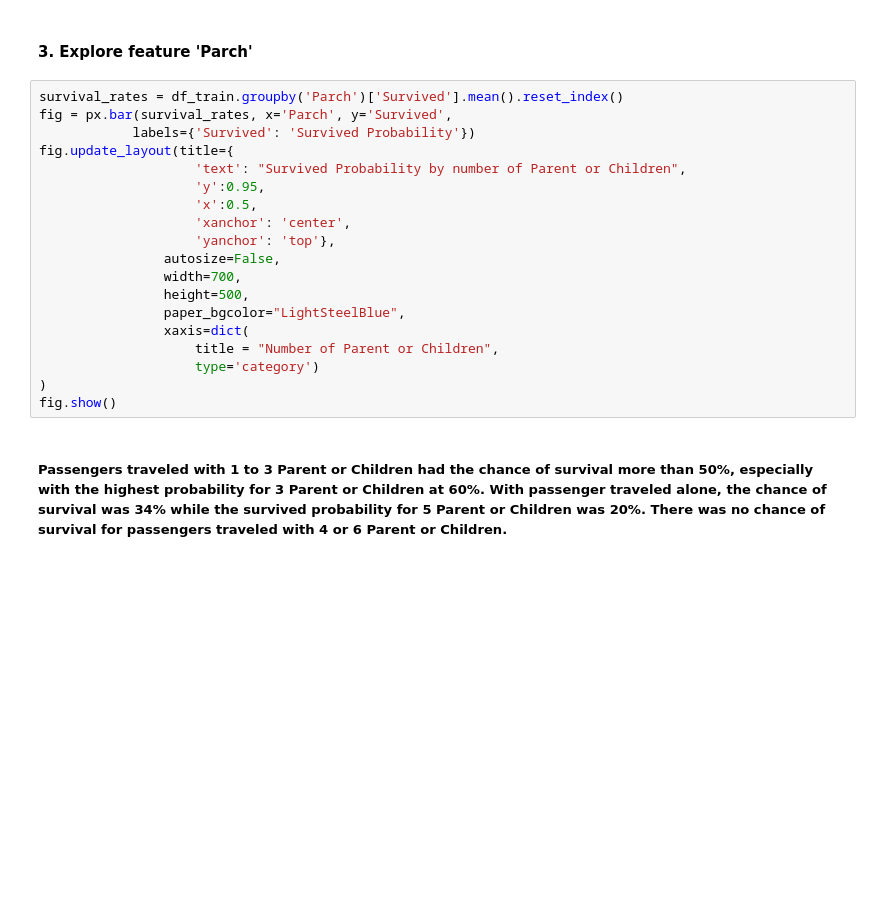
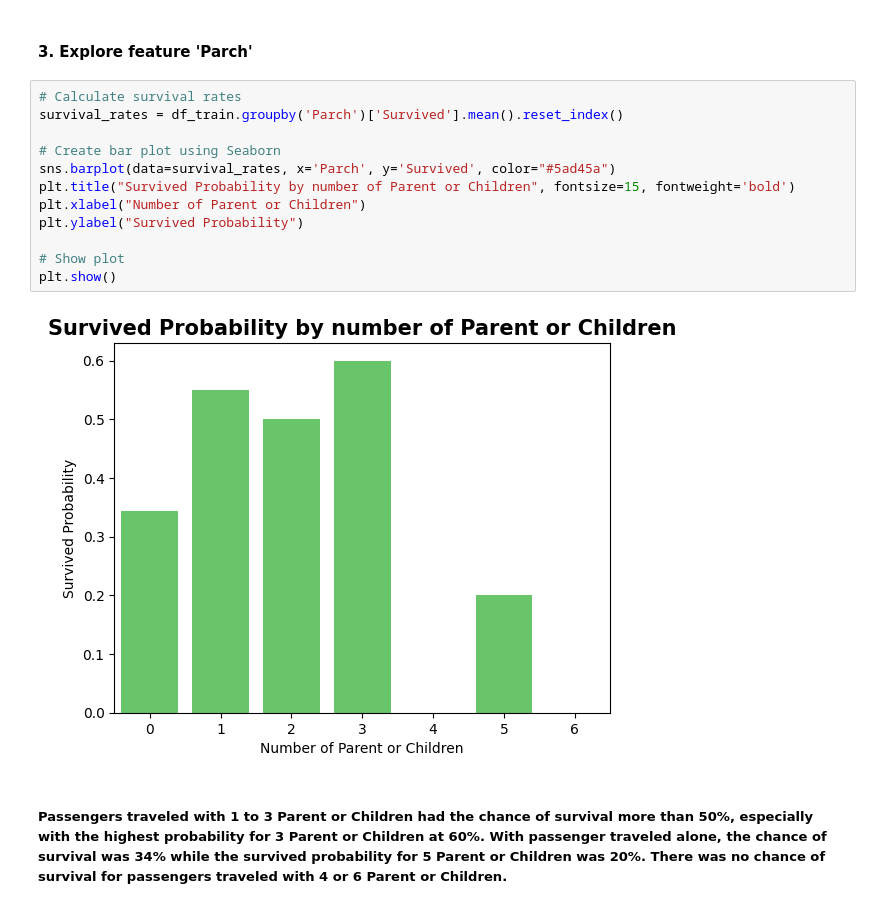
Before and after one commit to dinhlang86/Titanic, a Jupyter notebook: titanic.ipynb, the cells around one changed output. Cells and saved outputs as stored; diff of their text form; blank space fills up the shorter version.

```diff
--- a/titanic.ipynb
+++ b/titanic.ipynb
@@ -412,24 +413,19 @@ fig.show()
 # %% [markdown]
 #### 3. Explore feature 'Parch'
 # %%
+# Calculate survival rates
 survival_rates = df_train.groupby('Parch')['Survived'].mean().reset_index()
-fig = px.bar(survival_rates, x='Parch', y='Survived',
-            labels={'Survived': 'Survived Probability'})
-fig.update_layout(title={
-                    'text': "Survived Probability by number of Parent or Children",
-                    'y':0.95,
-                    'x':0.5,
-                    'xanchor': 'center',
-                    'yanchor': 'top'},
-                autosize=False,
-                width=700,
-                height=500,
-                paper_bgcolor="LightSteelBlue",
-                xaxis=dict(
-                    title = "Number of Parent or Children",
-                    type='category')
-)
-fig.show()
+
+# Create bar plot using Seaborn
+sns.barplot(data=survival_rates, x='Parch', y='Survived', color="#5ad45a")
+plt.title("Survived Probability by number of Parent or Children", fontsize=15, fontweight='bold')
+plt.xlabel("Number of Parent or Children")
+plt.ylabel("Survived Probability")
+
+# Show plot
+plt.show()
+# %% [output]
+[figure, added]
 # %% [markdown]
 ##### Passengers traveled with 1 to 3 Parent or Children had the chance of survival more than 50%, especially with the highest probability for 3 Parent or Children at 60%. With passenger traveled alone, the chance of survival was 34% while the survived probability for 5 Parent or Children was 20%. There was no chance of survival for passengers traveled with 4 or 6 Parent or Children.
 # %% [markdown]
```
Also changed, not shown: parts of 18 cells of this notebook, 1 other file.
